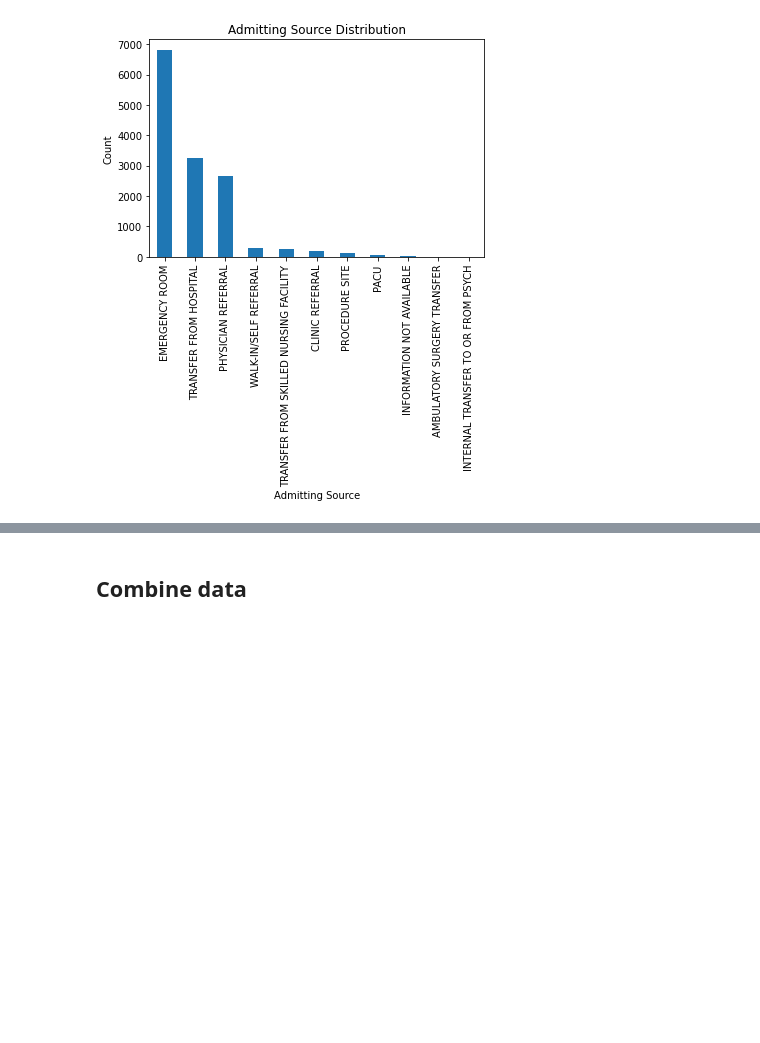
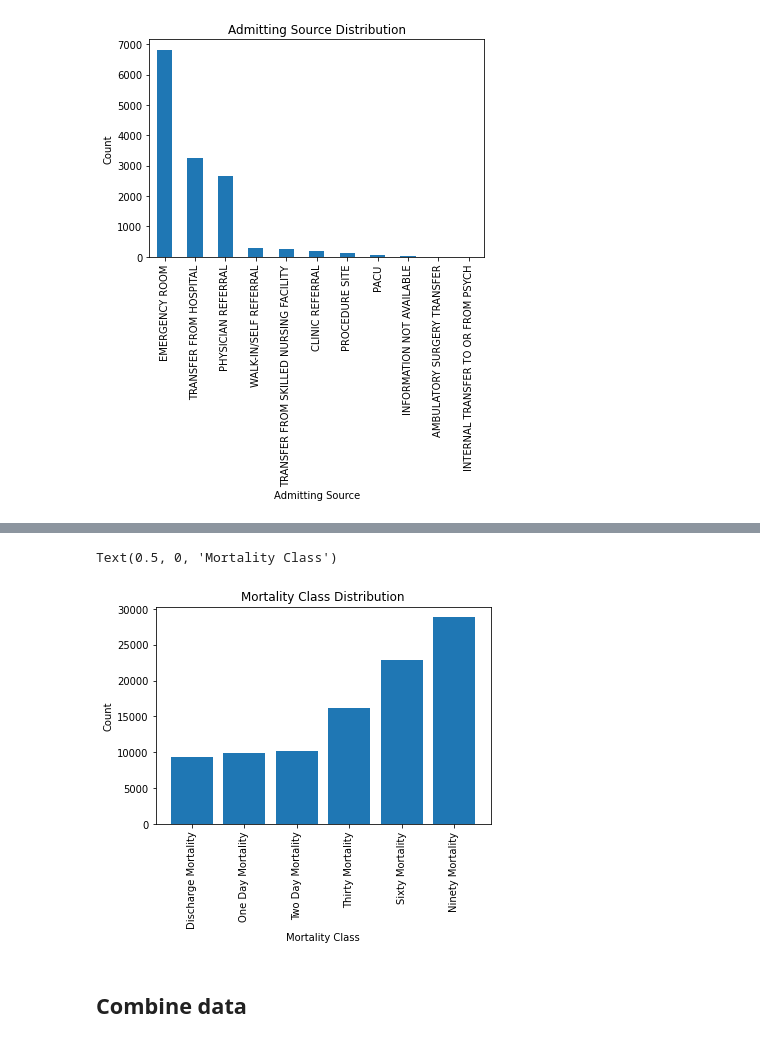
Before and after one commit to ryashpal/ML, a Jupyter notebook: mortality/explore_omop.ipynb, the cells around one changed output, grey strips where cells are left out. Cells and saved outputs as stored; diff of their text form; code cells hidden in the pictures; blank space fills up the shorter version.

```diff
--- a/mortality/explore_omop.ipynb
+++ b/mortality/explore_omop.ipynb
@@ -148,0 +222,11 @@ Text(0.5, 0, 'Admitting Source')
+# %%
+mortalityData = []
+mortalityData.append(['Discharge Mortality', mortalityDf.discharge_mortality.sum()])
+mortalityData.append(['One Day Mortality', mortalityDf.one_day_mortality.sum()])
+mortalityData.append(['Two Day Mortality', mortalityDf.two_day_mortality.sum()])
+mortalityData.append(['Thirty Mortality', mortalityDf.thirty_day_mortality.sum()])
+mortalityData.append(['Sixty Mortality', mortalityDf.sixty_day_mortality.sum()])
+mortalityData.append(['Ninety Mortality', mortalityDf.ninety_day_mortality.sum()])
+# %%
+plotDf = pd.DataFrame(mortalityData, columns=["mortality_class", "cnt"])
+plotDf
@@ -149,3 +251,14 @@ Text(0.5, 0, 'Admitting Source')
+# %%
+fig, ax = plt.subplots()
+plt.xticks(rotation = 90)
+plt.bar(x=plotDf.mortality_class, height=plotDf.cnt)
+
+ax.set_title('Mortality Class Distribution')
+ax.set_ylabel('Count')
+ax.set_xlabel('Mortality Class')
+# %% [output]
+Text(0.5, 0, 'Mortality Class')
+[figure, added]
 # %% [markdown]
 ## Combine data
 # %%
```
Also changed, not shown: parts of 17 cells of this notebook.
